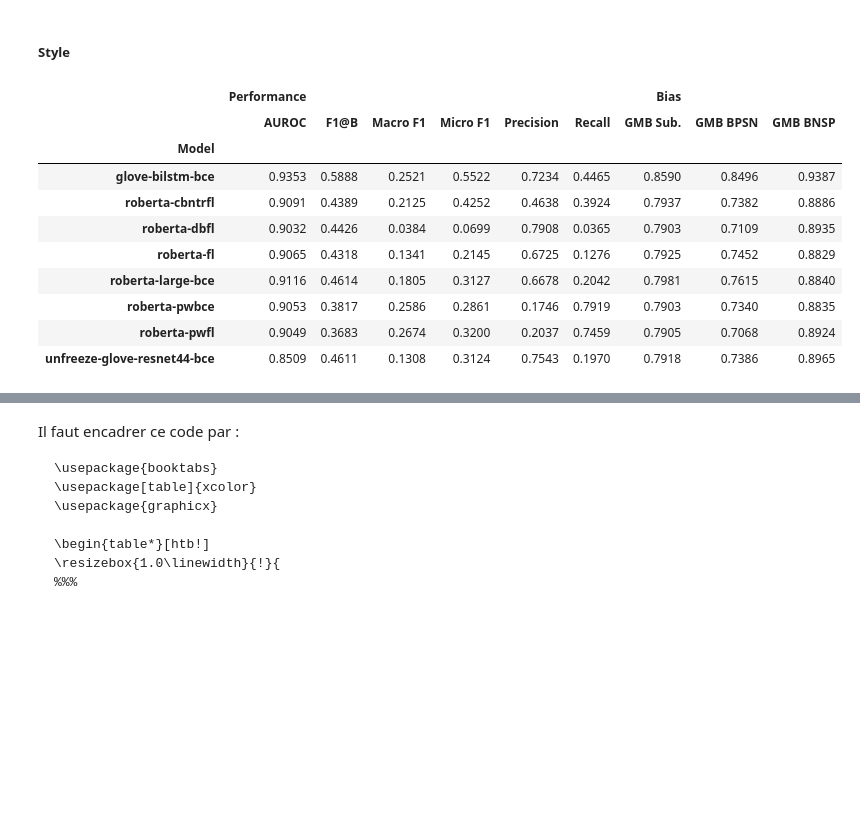
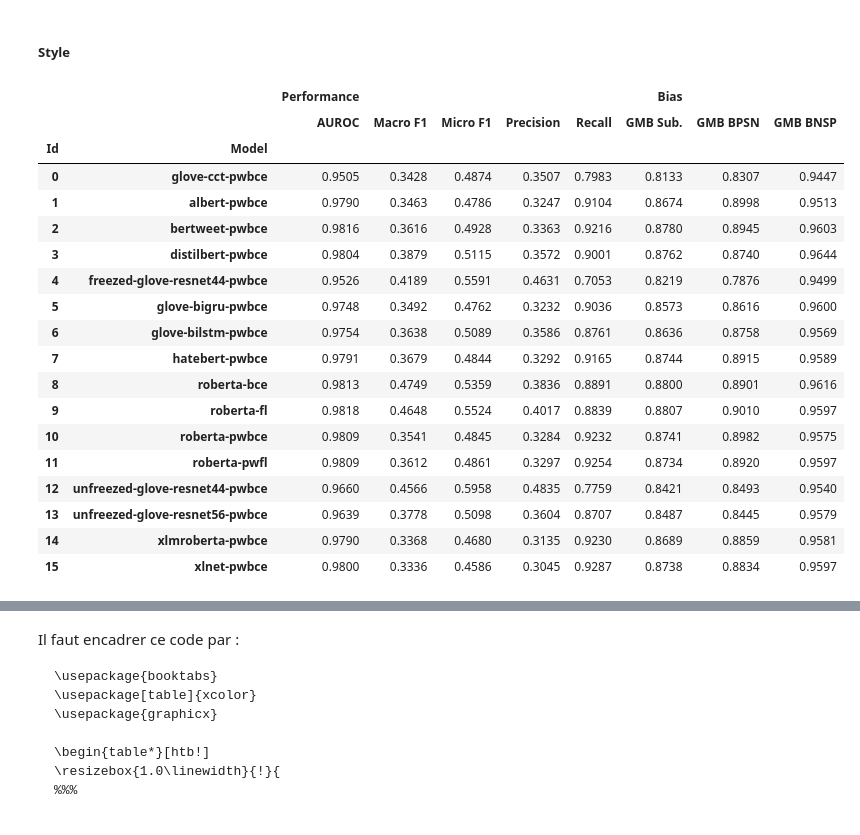
Before and after one commit to nigiva/hatespeech-detection-models, a Jupyter notebook: src/eval/create-graph.ipynb, the cells around one changed output, grey strips where cells are left out. Cells and saved outputs as stored; diff of their text form; code cells hidden in the pictures; blank space fills up the shorter version.

```diff
--- a/src/eval/create-graph.ipynb
+++ b/src/eval/create-graph.ipynb
@@ -289,6 +311,22 @@ groupby_test_df = prediction_test_df.groupby("session_name")
 # %% [markdown]
 ### Perf & Biais Metric pour chaque Model
 # %%
-perf_and_bias_metric_per_model_df = groupby_test_df.progress_apply(perf_and_bias_metric_per_model)
+multi_metric_per_model_df = groupby_test_df.progress_apply(perf_and_bias_metric_per_model)
+# %%
+# PERF & PARAMS GRAPH
+perf_and_params_per_model_df = multi_metric_per_model_df.copy()
+# Remove session_name as index for graph perf/params
+perf_and_params_per_model_df.reset_index(inplace=True)
+
+# PERF & BIAS TAB
+perf_and_bias_metric_per_model_df = multi_metric_per_model_df.copy()
+# Add multi index with id and session_name
+# The id is used to identify easily the model instead of using a long session name
+id_index = perf_and_params_per_model_df.index
+session_name_index = perf_and_bias_metric_per_model_df.index.map(lambda session_name: session_name.split("_")[0])
+session_name_index = session_name_index.map(lambda session_name: session_name[7:] if session_name.startswith("pierre-") else session_name)
+
+perf_and_bias_metric_per_model_df.index = pd.MultiIndex.from_arrays([id_index.to_list(), session_name_index.to_list()])
+perf_and_bias_metric_per_model_df.index.set_names(['Id', 'Model'], inplace=True)
 # %%
 perf_and_bias_metric_per_model_df
@@ -296,9 +353,6 @@ perf_and_bias_metric_per_model_df
 #### Tableau des metriques en fonction des modèles
 # %% [markdown]
 ##### Renommer `session_name` et les colonnes
-# %%
-perf_and_bias_metric_per_model_df.index = perf_and_bias_metric_per_model_df.index.map(lambda session_name: session_name.split("_")[0])
-perf_and_bias_metric_per_model_df.index.name = "Model"
 # %%
 rename_map = {
     "auroc_macro": "AUROC",
@@ -329,23 +403,37 @@ perf_and_bias_metric_per_model_df
 # %% [markdown]
 ##### Style
+# %%
+def bold_max_value(column):
+    is_max_list = column == column.max()
+    return ["font-weight: bold" if is_max else "" for is_max in is_max_list]
 # %%
-perf_and_bias_metric_per_model_style = perf_and_bias_metric_per_model_df.style.background_gradient(axis=0)
+perf_and_bias_metric_per_model_style = perf_and_bias_metric_per_model_df.style.background_gradient(axis=0, cmap="PuBu_r")
 perf_and_bias_metric_per_model_style = perf_and_bias_metric_per_model_style.format(precision=4)
+perf_and_bias_metric_per_model_style = perf_and_bias_metric_per_model_style.apply(bold_max_value)
+
 #perf_and_bias_metric_per_model_style = perf_and_bias_metric_per_model_style.applymap_index(lambda v: "rotatebox:{45}--rwrap--latex;", axis=1)
 
 perf_and_bias_metric_per_model_style
 # %% [output]
-|  | Performance |  |  |  |  |  | Bias |  |  |
-|  | AUROC | F1@B | Macro F1 | Micro F1 | Precision | Recall | GMB Sub. | GMB BPSN | GMB BNSP |
-| Model |  |  |  |  |  |  |  |  |  |
-| glove-bilstm-bce | 0.9353 | 0.5888 | 0.2521 | 0.5522 | 0.7234 | 0.4465 | 0.8590 | 0.8496 | 0.9387 |
-| roberta-cbntrfl | 0.9091 | 0.4389 | 0.2125 | 0.4252 | 0.4638 | 0.3924 | 0.7937 | 0.7382 | 0.8886 |
-| roberta-dbfl | 0.9032 | 0.4426 | 0.0384 | 0.0699 | 0.7908 | 0.0365 | 0.7903 | 0.7109 | 0.8935 |
-| roberta-fl | 0.9065 | 0.4318 | 0.1341 | 0.2145 | 0.6725 | 0.1276 | 0.7925 | 0.7452 | 0.8829 |
-| roberta-large-bce | 0.9116 | 0.4614 | 0.1805 | 0.3127 | 0.6678 | 0.2042 | 0.7981 | 0.7615 | 0.8840 |
-| roberta-pwbce | 0.9053 | 0.3817 | 0.2586 | 0.2861 | 0.1746 | 0.7919 | 0.7903 | 0.7340 | 0.8835 |
-| roberta-pwfl | 0.9049 | 0.3683 | 0.2674 | 0.3200 | 0.2037 | 0.7459 | 0.7905 | 0.7068 | 0.8924 |
-| unfreeze-glove-resnet44-bce | 0.8509 | 0.4611 | 0.1308 | 0.3124 | 0.7543 | 0.1970 | 0.7918 | 0.7386 | 0.8965 |
+|  |  | Performance |  |  |  |  | Bias |  |  |
+|  |  | AUROC | Macro F1 | Micro F1 | Precision | Recall | GMB Sub. | GMB BPSN | GMB BNSP |
+| Id | Model |  |  |  |  |  |  |  |  |
+| 0 | glove-cct-pwbce | 0.9505 | 0.3428 | 0.4874 | 0.3507 | 0.7983 | 0.8133 | 0.8307 | 0.9447 |
+| 1 | albert-pwbce | 0.9790 | 0.3463 | 0.4786 | 0.3247 | 0.9104 | 0.8674 | 0.8998 | 0.9513 |
+| 2 | bertweet-pwbce | 0.9816 | 0.3616 | 0.4928 | 0.3363 | 0.9216 | 0.8780 | 0.8945 | 0.9603 |
+| 3 | distilbert-pwbce | 0.9804 | 0.3879 | 0.5115 | 0.3572 | 0.9001 | 0.8762 | 0.8740 | 0.9644 |
+| 4 | freezed-glove-resnet44-pwbce | 0.9526 | 0.4189 | 0.5591 | 0.4631 | 0.7053 | 0.8219 | 0.7876 | 0.9499 |
+| 5 | glove-bigru-pwbce | 0.9748 | 0.3492 | 0.4762 | 0.3232 | 0.9036 | 0.8573 | 0.8616 | 0.9600 |
+| 6 | glove-bilstm-pwbce | 0.9754 | 0.3638 | 0.5089 | 0.3586 | 0.8761 | 0.8636 | 0.8758 | 0.9569 |
+| 7 | hatebert-pwbce | 0.9791 | 0.3679 | 0.4844 | 0.3292 | 0.9165 | 0.8744 | 0.8915 | 0.9589 |
+| 8 | roberta-bce | 0.9813 | 0.4749 | 0.5359 | 0.3836 | 0.8891 | 0.8800 | 0.8901 | 0.9616 |
+| 9 | roberta-fl | 0.9818 | 0.4648 | 0.5524 | 0.4017 | 0.8839 | 0.8807 | 0.9010 | 0.9597 |
+| 10 | roberta-pwbce | 0.9809 | 0.3541 | 0.4845 | 0.3284 | 0.9232 | 0.8741 | 0.8982 | 0.9575 |
+| 11 | roberta-pwfl | 0.9809 | 0.3612 | 0.4861 | 0.3297 | 0.9254 | 0.8734 | 0.8920 | 0.9597 |
+| 12 | unfreezed-glove-resnet44-pwbce | 0.9660 | 0.4566 | 0.5958 | 0.4835 | 0.7759 | 0.8421 | 0.8493 | 0.9540 |
+| 13 | unfreezed-glove-resnet56-pwbce | 0.9639 | 0.3778 | 0.5098 | 0.3604 | 0.8707 | 0.8487 | 0.8445 | 0.9579 |
+| 14 | xlmroberta-pwbce | 0.9790 | 0.3368 | 0.4680 | 0.3135 | 0.9230 | 0.8689 | 0.8859 | 0.9581 |
+| 15 | xlnet-pwbce | 0.9800 | 0.3336 | 0.4586 | 0.3045 | 0.9287 | 0.8738 | 0.8834 | 0.9597 |
 # %%
 perf_and_bias_metric_per_model_latex = perf_and_bias_metric_per_model_style.to_latex(
     convert_css=True,
```
Also changed, not shown: parts of 37 cells of this notebook.
